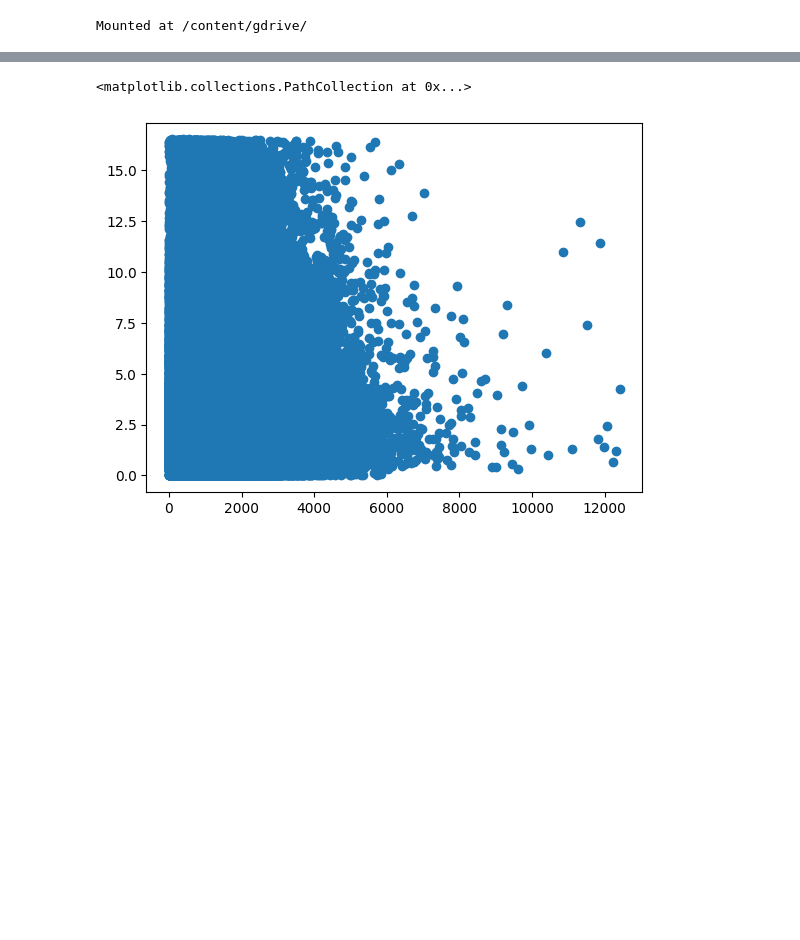
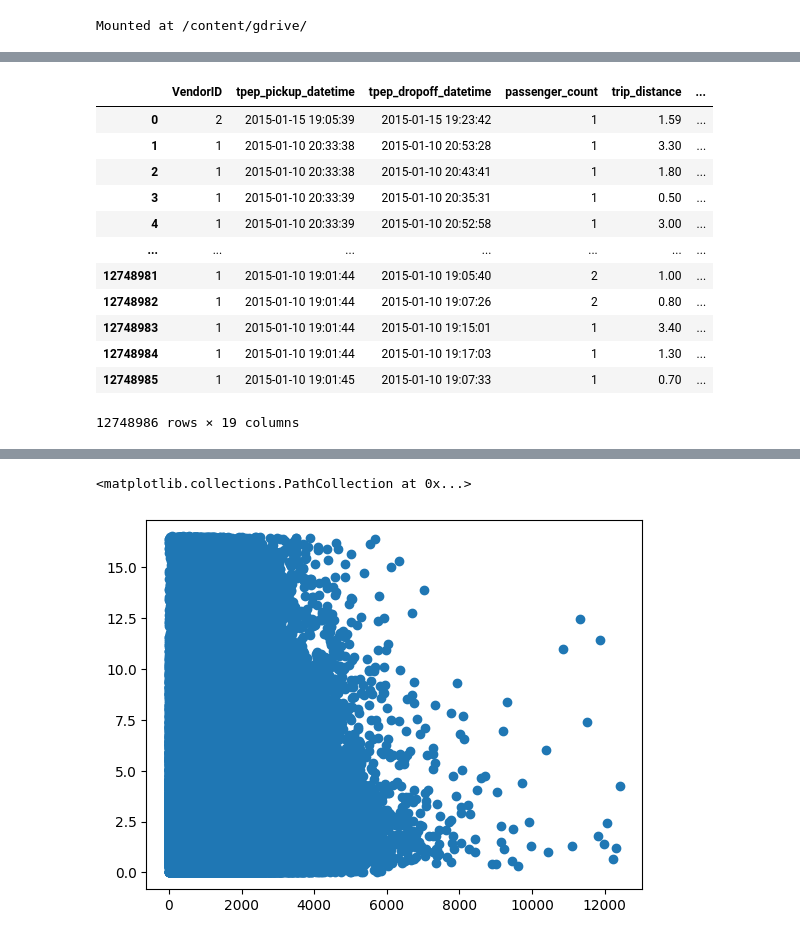
Before and after one commit to Pavionio/Fear_and_Hate_in_Taxi, a Jupyter notebook: anomaly_function.ipynb, the cells around one changed output, grey strips where cells are left out. Drawn from its saved outputs; the diff is of its cells as text; code cells hidden in the pictures; blank space fills up the shorter version.

```diff
--- a/anomaly_function.ipynb
+++ b/anomaly_function.ipynb
@@ -62,0 +52,18 @@ trip_duration['distance'] = trip_duration.apply(lambda x: get_distance((x.pickup
+# %%
+trip_duration = pd.read_csv('/content/yellow_tripdata_2015-01.csv')
+# %%
+trip_duration
+# %% [output]
+|  | VendorID | tpep_pickup_datetime | tpep_dropoff_datetime | passenger_count | trip_distance | ... |
+| 0 | 2 | 2015-01-15 19:05:39 | 2015-01-15 19:23:42 | 1 | 1.59 | ... |
+| 1 | 1 | 2015-01-10 20:33:38 | 2015-01-10 20:53:28 | 1 | 3.30 | ... |
+| 2 | 1 | 2015-01-10 20:33:38 | 2015-01-10 20:43:41 | 1 | 1.80 | ... |
+| 3 | 1 | 2015-01-10 20:33:39 | 2015-01-10 20:35:31 | 1 | 0.50 | ... |
+| 4 | 1 | 2015-01-10 20:33:39 | 2015-01-10 20:52:58 | 1 | 3.00 | ... |
+| ... | ... | ... | ... | ... | ... | ... |
+| 12748981 | 1 | 2015-01-10 19:01:44 | 2015-01-10 19:05:40 | 2 | 1.00 | ... |
+| 12748982 | 1 | 2015-01-10 19:01:44 | 2015-01-10 19:07:26 | 2 | 0.80 | ... |
+| 12748983 | 1 | 2015-01-10 19:01:44 | 2015-01-10 19:15:01 | 1 | 3.40 | ... |
+| 12748984 | 1 | 2015-01-10 19:01:44 | 2015-01-10 19:17:03 | 1 | 1.30 | ... |
+| 12748985 | 1 | 2015-01-10 19:01:45 | 2015-01-10 19:07:33 | 1 | 0.70 | ... |
+12748986 rows × 19 columns
```
Also changed, not shown: parts of 9 cells of this notebook.
